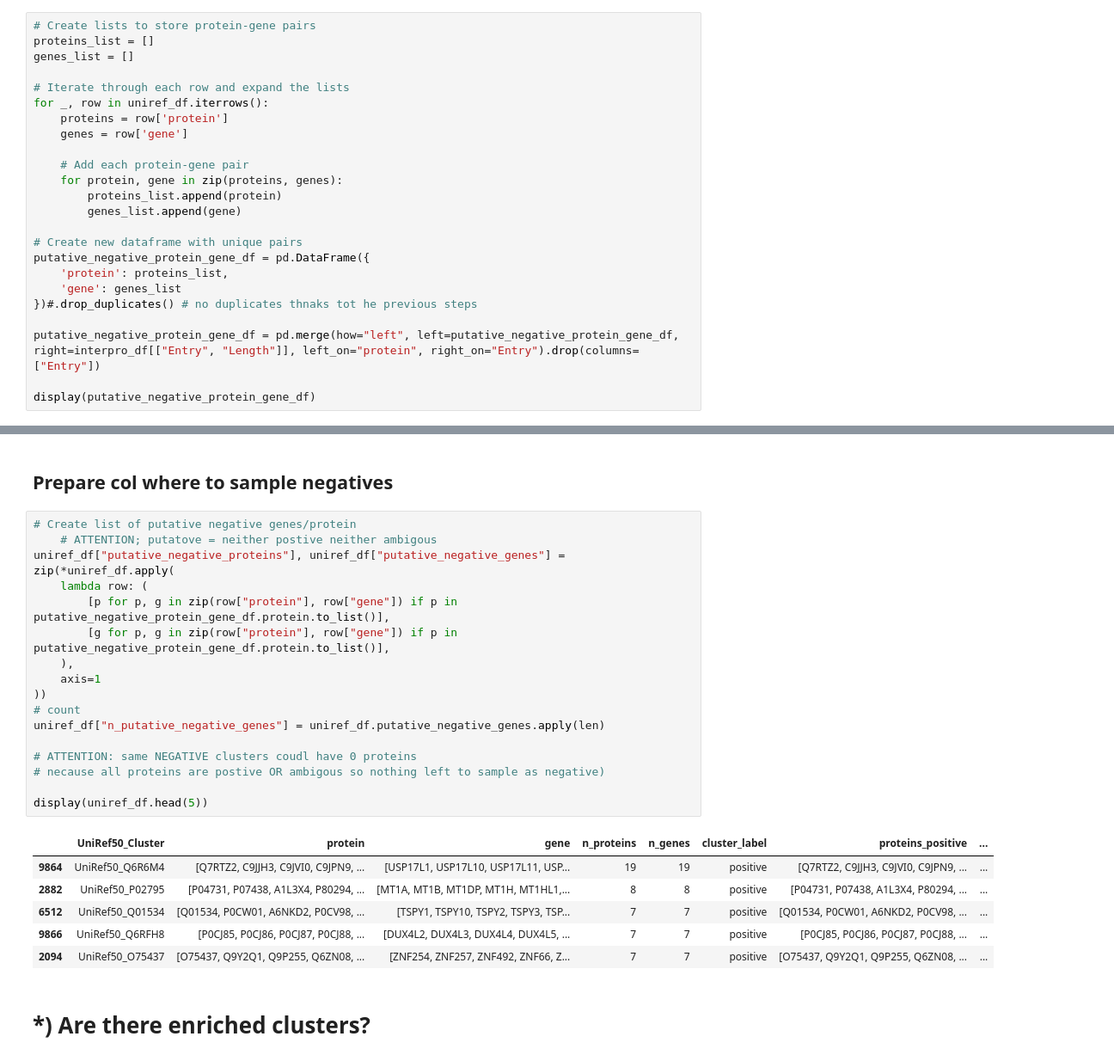
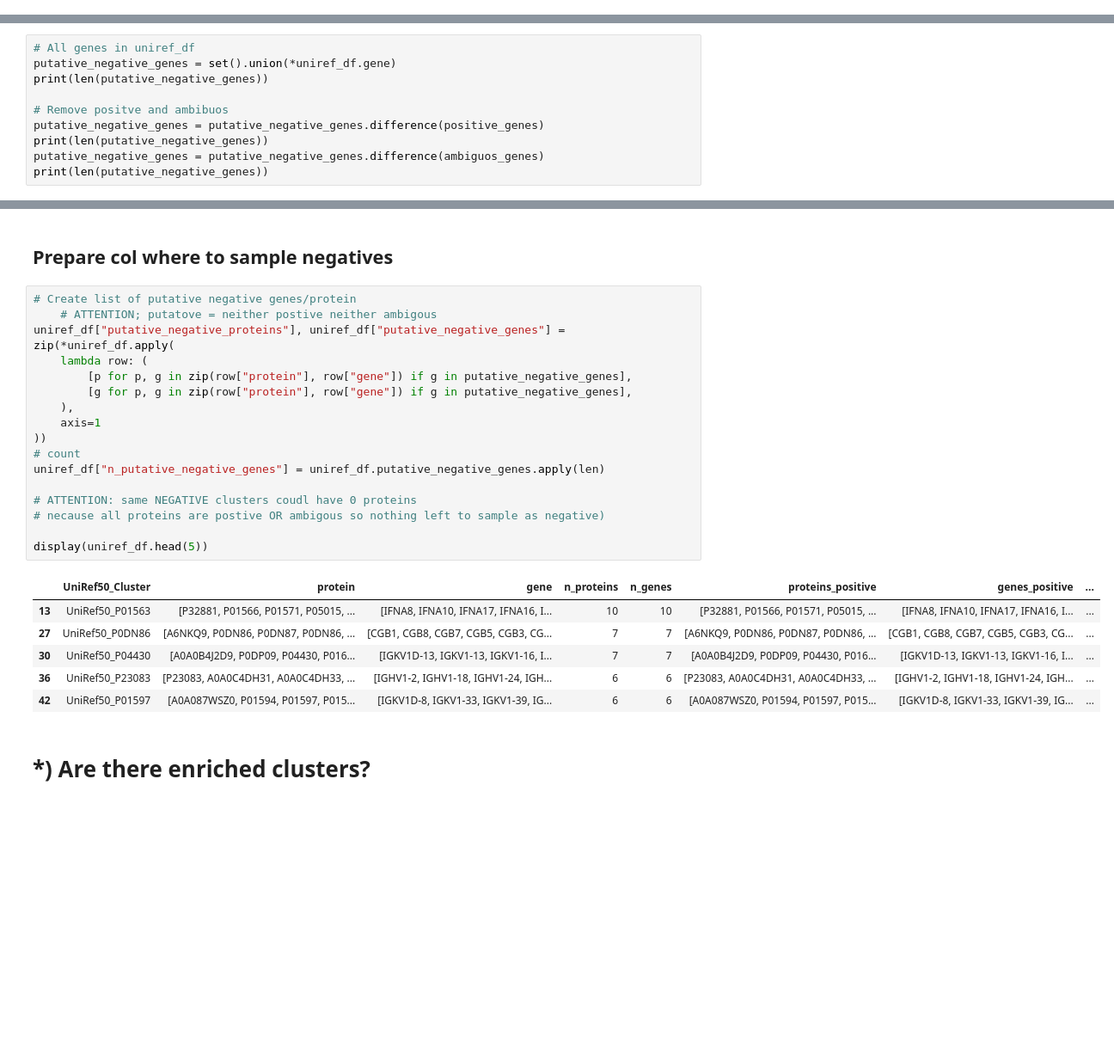
Before and after one commit to 8gabri8/ESMSec, a Jupyter notebook: scripts/cc_create_dataset/02_make_dataset.ipynb, the cells around one changed output, grey strips where cells are left out. Shown at 86% size. Saved outputs shown, nothing was run; the diff lists cells and outputs as text; blank space fills up the shorter version.

```diff
--- a/scripts/cc_create_dataset/02_make_dataset.ipynb
+++ b/scripts/cc_create_dataset/02_make_dataset.ipynb
@@ -478,24 +221,0 @@ Attch col to say if the protsin is ok based on taht criterion
-# %%
-# Create lists to store protein-gene pairs
-proteins_list = []
-genes_list = []
-
-# Iterate through each row and expand the lists
-for _, row in uniref_df.iterrows():
-    proteins = row['protein']
-    genes = row['gene']
-
-    # Add each protein-gene pair
-    for protein, gene in zip(proteins, genes):
-        proteins_list.append(protein)
-        genes_list.append(gene)
-
-# Create new dataframe with unique pairs
-putative_negative_protein_gene_df = pd.DataFrame({
-    'protein': proteins_list,
-    'gene': genes_list
-})#.drop_duplicates() # no duplicates thnaks tot he previous steps
-
-putative_negative_protein_gene_df = pd.merge(how="left", left=putative_negative_protein_gene_df, right=interpro_df[["Entry", "Length"]], left_on="protein", right_on="Entry").drop(columns=["Entry"])
-
-display(putative_negative_protein_gene_df)
@@ -545,0 +222,10 @@ putative_negative_protein_gene_df
+# %%
+# All genes in uniref_df
+putative_negative_genes = set().union(*uniref_df.gene)
+print(len(putative_negative_genes))
+
+# Remove positve and ambibuos
+putative_negative_genes = putative_negative_genes.difference(positive_genes)
+print(len(putative_negative_genes))
+putative_negative_genes = putative_negative_genes.difference(ambiguos_genes)
+print(len(putative_negative_genes))
@@ -689,27 +374,27 @@ putative_negative_protein_gene_df
 # %%
 # Create list of putative negative genes/protein
     # ATTENTION; putatove = neither postive neither ambigous
 uniref_df["putative_negative_proteins"], uniref_df["putative_negative_genes"] = zip(*uniref_df.apply(
     lambda row: (
-        [p for p, g in zip(row["protein"], row["gene"]) if p in putative_negative_protein_gene_df.protein.to_list()],
-        [g for p, g in zip(row["protein"], row["gene"]) if p in putative_negative_protein_gene_df.protein.to_list()],
+        [p for p, g in zip(row["protein"], row["gene"]) if g in putative_negative_genes],
+        [g for p, g in zip(row["protein"], row["gene"]) if g in putative_negative_genes],
     ),
     axis=1
 ))
 # count
 uniref_df["n_putative_negative_genes"] = uniref_df.putative_negative_genes.apply(len)
 
 # ATTENTION: same NEGATIVE clusters coudl have 0 proteins
 # necause all proteins are postive OR ambigous so nothing left to sample as negative)
 
 display(uniref_df.head(5))
 # %% [output]
-|  | UniRef50_Cluster | protein | gene | n_proteins | n_genes | cluster_label | proteins_positive | ... |
-| 9864 | UniRef50_Q6R6M4 | [Q7RTZ2, C9JJH3, C9JVI0, C9JPN9, ... | [USP17L1, USP17L10, USP17L11, USP... | 19 | 19 | positive | [Q7RTZ2, C9JJH3, C9JVI0, C9JPN9, ... | ... |
-| 2882 | UniRef50_P02795 | [P04731, P07438, A1L3X4, P80294, ... | [MT1A, MT1B, MT1DP, MT1H, MT1HL1,... | 8 | 8 | positive | [P04731, P07438, A1L3X4, P80294, ... | ... |
-| 6512 | UniRef50_Q01534 | [Q01534, P0CW01, A6NKD2, P0CV98, ... | [TSPY1, TSPY10, TSPY2, TSPY3, TSP... | 7 | 7 | positive | [Q01534, P0CW01, A6NKD2, P0CV98, ... | ... |
-| 9866 | UniRef50_Q6RFH8 | [P0CJ85, P0CJ86, P0CJ87, P0CJ88, ... | [DUX4L2, DUX4L3, DUX4L4, DUX4L5, ... | 7 | 7 | positive | [P0CJ85, P0CJ86, P0CJ87, P0CJ88, ... | ... |
-| 2094 | UniRef50_O75437 | [O75437, Q9Y2Q1, Q9P255, Q6ZN08, ... | [ZNF254, ZNF257, ZNF492, ZNF66, Z... | 7 | 7 | positive | [O75437, Q9Y2Q1, Q9P255, Q6ZN08, ... | ... |
+|  | UniRef50_Cluster | protein | gene | n_proteins | n_genes | proteins_positive | genes_positive | ... |
+| 13 | UniRef50_P01563 | [P32881, P01566, P01571, P05015, ... | [IFNA8, IFNA10, IFNA17, IFNA16, I... | 10 | 10 | [P32881, P01566, P01571, P05015, ... | [IFNA8, IFNA10, IFNA17, IFNA16, I... | ... |
+| 27 | UniRef50_P0DN86 | [A6NKQ9, P0DN86, P0DN87, P0DN86, ... | [CGB1, CGB8, CGB7, CGB5, CGB3, CG... | 7 | 7 | [A6NKQ9, P0DN86, P0DN87, P0DN86, ... | [CGB1, CGB8, CGB7, CGB5, CGB3, CG... | ... |
+| 30 | UniRef50_P04430 | [A0A0B4J2D9, P0DP09, P04430, P016... | [IGKV1D-13, IGKV1-13, IGKV1-16, I... | 7 | 7 | [A0A0B4J2D9, P0DP09, P04430, P016... | [IGKV1D-13, IGKV1-13, IGKV1-16, I... | ... |
+| 36 | UniRef50_P23083 | [P23083, A0A0C4DH31, A0A0C4DH33, ... | [IGHV1-2, IGHV1-18, IGHV1-24, IGH... | 6 | 6 | [P23083, A0A0C4DH31, A0A0C4DH33, ... | [IGHV1-2, IGHV1-18, IGHV1-24, IGH... | ... |
+| 42 | UniRef50_P01597 | [A0A087WSZ0, P01594, P01597, P015... | [IGKV1D-8, IGKV1-33, IGKV1-39, IG... | 6 | 6 | [A0A087WSZ0, P01594, P01597, P015... | [IGKV1D-8, IGKV1-33, IGKV1-39, IG... | ... |
 # %% [markdown]
 # *) Are there enriched clusters?
 # %%
```
Also changed, not shown: parts of 50 cells of this notebook, 6 other files.
